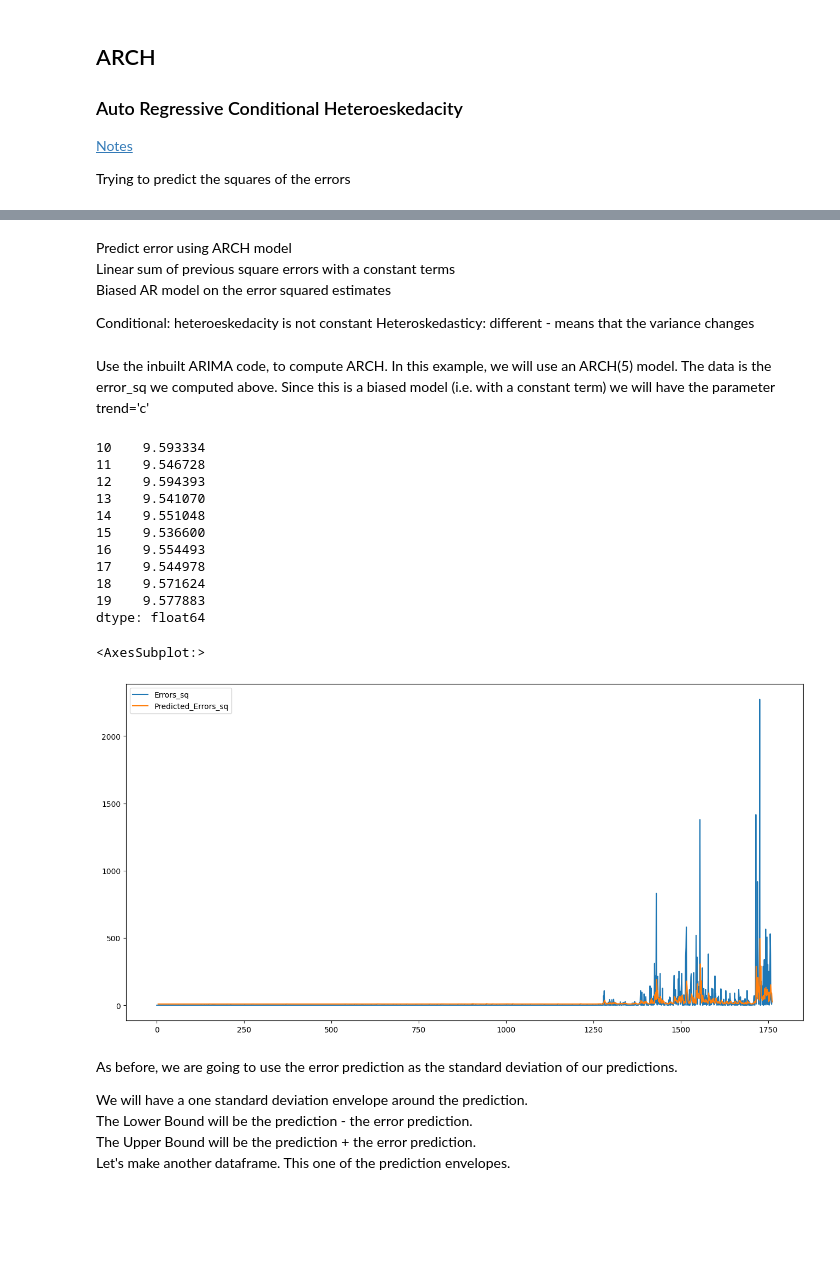
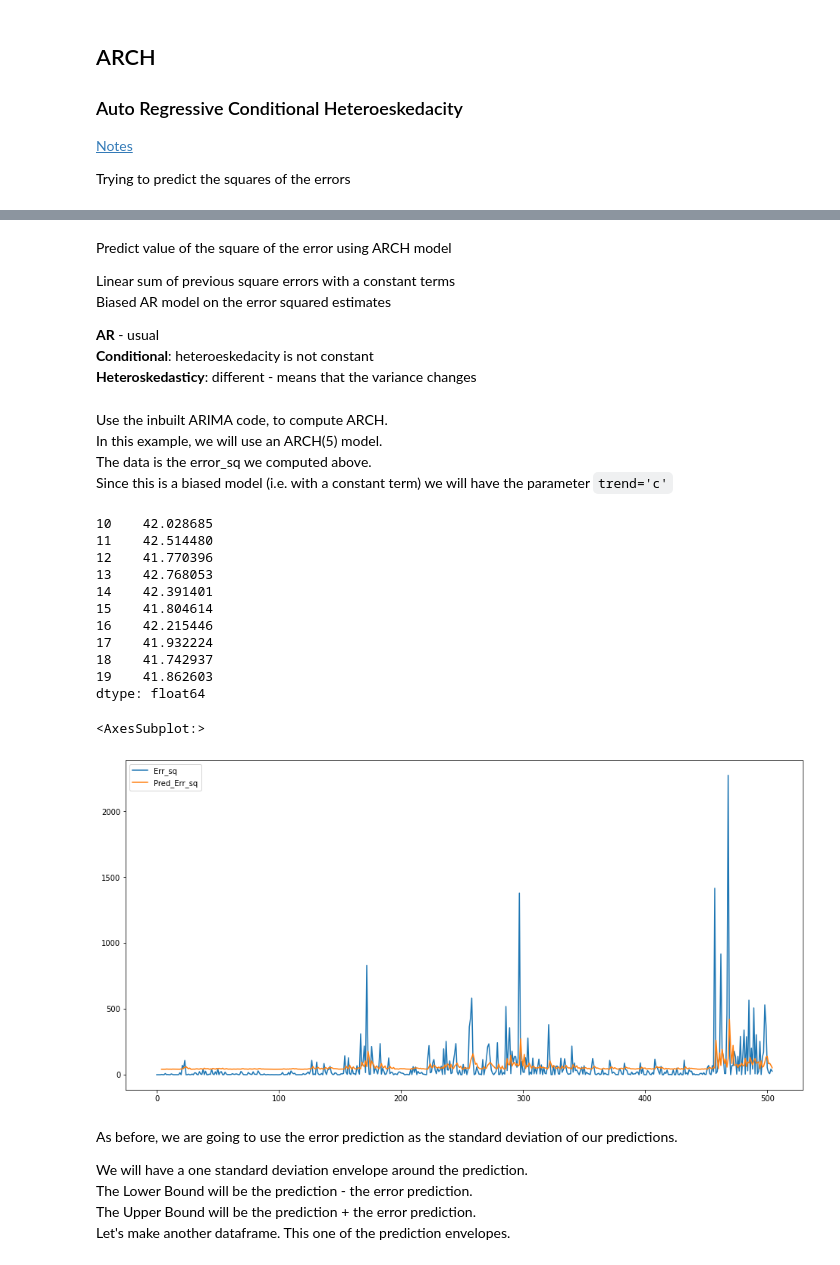
Before and after one commit to huuugh18/finmodel, a Jupyter notebook: 8.3 ARCH & GARCH.ipynb, the cells around one changed output, grey strips where cells are left out. Drawn from its saved outputs; the diff is of its cells as text; code cells hidden in the pictures; blank space fills up the shorter version.

Commit message:
update arch

````diff
--- a/8.3 ARCH & GARCH.ipynb
+++ b/8.3 ARCH & GARCH.ipynb
@@ -11,15 +11,15 @@ import pandas as pd
 import yfinance
 import matplotlib.pyplot as plt
 import statsmodels.api as sm
-tesla_frame = yfinance.Ticker('TSLA').history(start='2015-01-01', end='2022-01-01', interval='1d').reset_index()['Close'].to_frame()
+tesla_frame = yfinance.Ticker('TSLA').history(start='2020-01-01', end='2022-01-01', interval='1d').reset_index()['Close'].to_frame()
 
 plt.rcParams['figure.figsize'] = [16, 8]
 series = tesla_frame['Close']
 ar_deg = 4
 
 model = sm.tsa.AutoReg(series, lags=ar_deg, trend='n').fit()
-prediction = model.predict()
-tesla_frame['Prediction'] = prediction
+prediction1 = model.predict()
+tesla_frame['Prediction'] = prediction1
 tesla_frame[10:20]
 # %% [output]
 |  | Close | Prediction |
@@ -36,5 +36,5 @@ tesla_frame[10:20]
 # %%
-error_sq = (series - prediction) ** 2
+error_sq = (series - prediction1) ** 2
 error_sq[error_sq.isna()] = 0
 error_sq.plot()
 # %% [output]
@@ -43,40 +43,44 @@ error_sq.plot()
 # %% [markdown]
-Predict error using ARCH model
+Predict value of the square of the error using ARCH model
+
 Linear sum of previous square errors with a constant terms
 Biased AR model on the error squared estimates
 
-Conditional: heteroeskedacity is not constant
-Heteroskedasticy: different - means that the variance changes
+**AR** - usual
+**Conditional**: heteroeskedacity is not constant
+**Heteroskedasticy**: different - means that the variance changes
 # %% [markdown]
-Use the inbuilt ARIMA code, to compute ARCH. In this example,
-we will use an ARCH(5) model. The data is the error_sq we computed above. Since this is a
-biased model (i.e. with a constant term) we will have the parameter trend='c'
+Use the inbuilt ARIMA code, to compute ARCH.
+In this example, we will use an ARCH(5) model.
+The data is the error_sq we computed above.
+Since this is a biased model (i.e. with a constant term) we will have the parameter ```trend='c'```
 # %%
 arch_deg = 4
+# trend='c' means biased model
 arch_model = sm.tsa.AutoReg(error_sq, lags=arch_deg, trend='c').fit()
 error_prediction_sq = arch_model.predict()
 error_prediction_sq[10:20]
 # %% [output]
-10    9.593334
-11    9.546728
-12    9.594393
-13    9.541070
-14    9.551048
-15    9.536600
-16    9.554493
-17    9.544978
-18    9.571624
-19    9.577883
+10    42.028685
+11    42.514480
+12    41.770396
+13    42.768053
+14    42.391401
+15    41.804614
+16    42.215446
+17    41.932224
+18    41.742937
+19    41.862603
 dtype: float64
 # %%
 # make new frame of the error squared and prediction
-tesla_errorsq_frame = pd.DataFrame(columns = ['Errors_sq','Predicted_Errors_sq'])
-tesla_errorsq_frame ['Errors_sq']= error_sq
-tesla_errorsq_frame['Predicted_Errors_sq'] = error_prediction_sq
+tesla_errorsq_frame = pd.DataFrame(columns = ['Err_sq','Pred_Err_sq'])
+tesla_errorsq_frame ['Err_sq']= error_sq
+tesla_errorsq_frame['Pred_Err_sq'] = error_prediction_sq
 tesla_errorsq_frame.plot()
 # %% [output]
 <AxesSubplot:>
-[figure, old version]
+[figure, new version]
 # %% [markdown]
 As before, we are going to use the error prediction as the standard deviation of our predictions.
 
````
Also changed, not shown: parts of 9 cells of this notebook, 4 other files.
